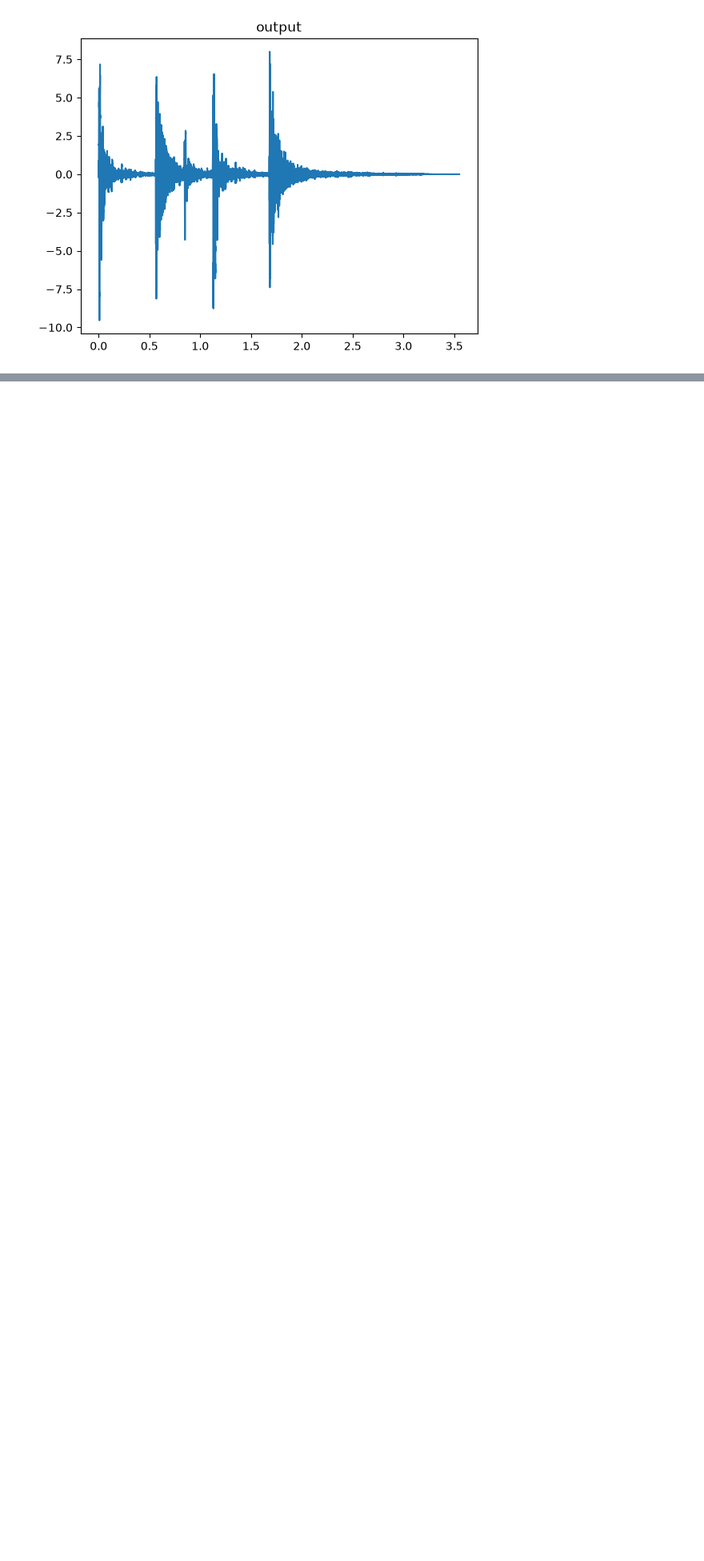
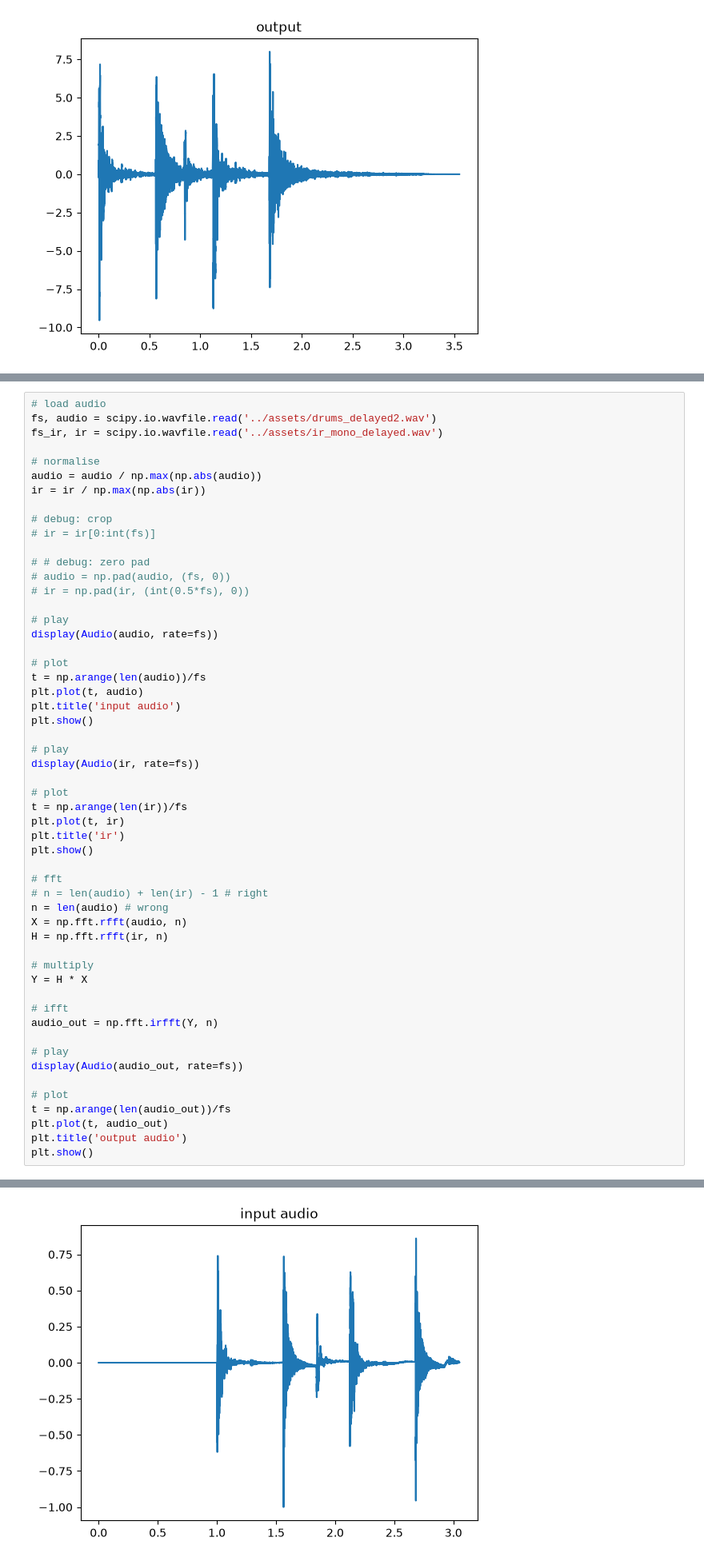
Before and after one commit to PyrApple/jupyterlite_signal_processing_ens, a Jupyter notebook: content/tutorials/3_convolution_correction.ipynb, the cells around one changed output, grey strips where cells are left out. Shown at 80% size. Saved outputs shown, nothing was run; the diff lists cells and outputs as text; blank space fills up the shorter version.

```diff
--- a/content/tutorials/3_convolution_correction.ipynb
+++ b/content/tutorials/3_convolution_correction.ipynb
@@ -112,0 +117,55 @@ plt.show()
+# %%
+# load audio
+fs, audio = scipy.io.wavfile.read('../assets/drums_delayed2.wav')
+fs_ir, ir = scipy.io.wavfile.read('../assets/ir_mono_delayed.wav')
+
+# normalise
+audio = audio / np.max(np.abs(audio))
+ir = ir / np.max(np.abs(ir))
+
+# debug: crop
+# ir = ir[0:int(fs)]
+
+# # debug: zero pad
+# audio = np.pad(audio, (fs, 0))
+# ir = np.pad(ir, (int(0.5*fs), 0))
+
+# play
+display(Audio(audio, rate=fs))
+
+# plot
+t = np.arange(len(audio))/fs
+plt.plot(t, audio)
+plt.title('input audio')
+plt.show()
+
+# play
+display(Audio(ir, rate=fs))
+
+# plot
+t = np.arange(len(ir))/fs
+plt.plot(t, ir)
+plt.title('ir')
+plt.show()
+
+# fft
+# n = len(audio) + len(ir) - 1 # right
+n = len(audio) # wrong
+X = np.fft.rfft(audio, n)
+H = np.fft.rfft(ir, n)
+
+# multiply
+Y = H * X
+
+# ifft
+audio_out = np.fft.irfft(Y, n)
+
+# play
+display(Audio(audio_out, rate=fs))
+
+# plot
+t = np.arange(len(audio_out))/fs
+plt.plot(t, audio_out)
+plt.title('output audio')
+plt.show()
+# %% [output]
@@ -112,0 +173 @@ plt.show()
+[figure, added]
```
Also changed, not shown: parts of 4 cells of this notebook, 6 other files.
